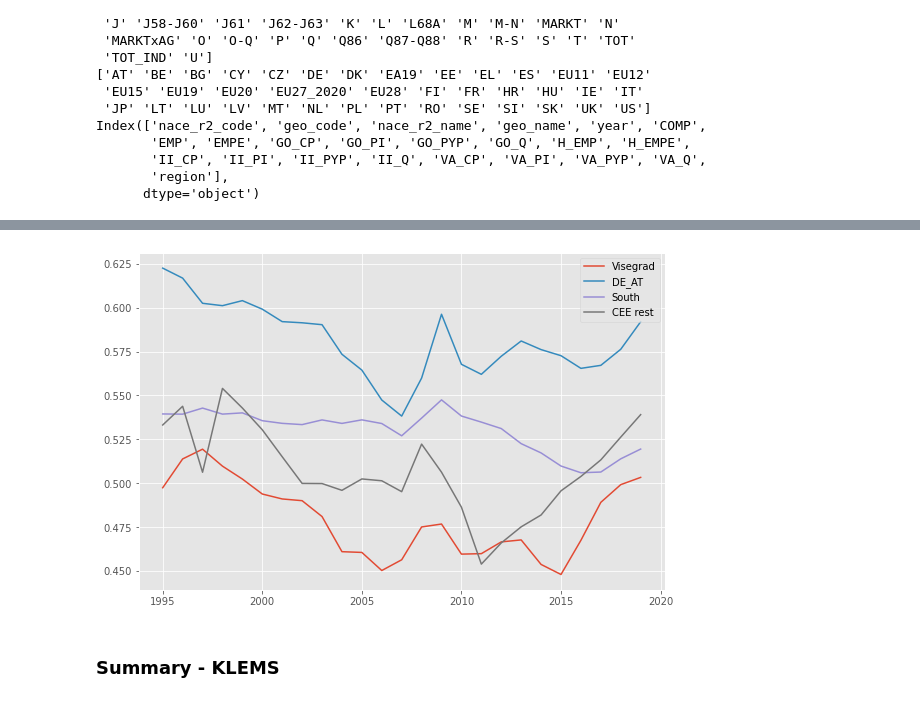
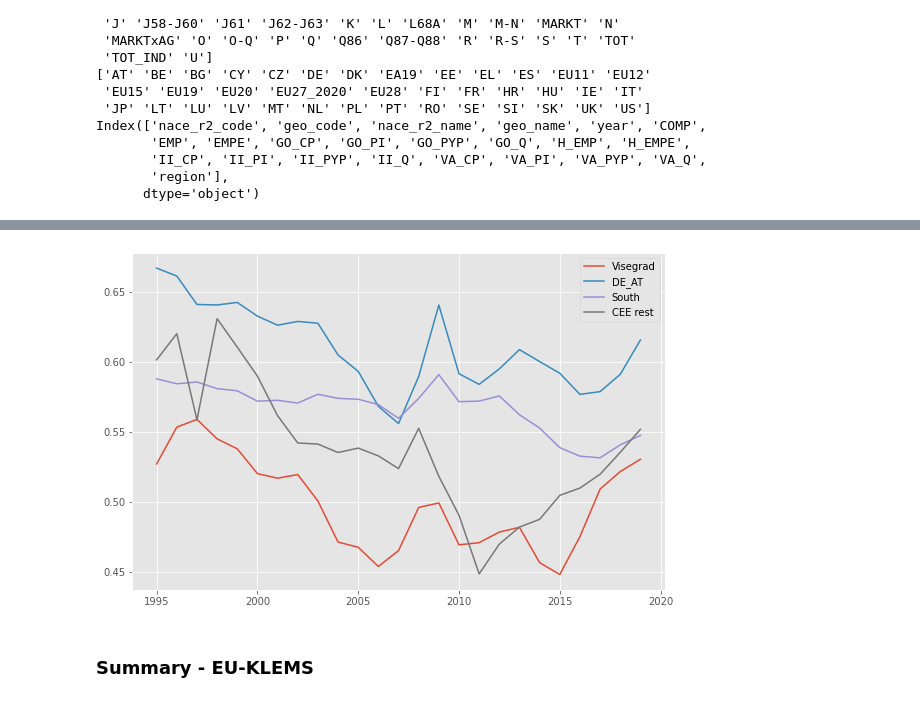
Before and after one commit to JanPintera/ad_hocPy, a Jupyter notebook: cee_competitiveness/CEE_competitivness.ipynb, the cells around one changed output, grey strips where cells are left out. Saved outputs shown, nothing was run; the diff lists cells and outputs as text; code cells hidden in the pictures.

```diff
--- a/cee_competitiveness/CEE_competitivness.ipynb
+++ b/cee_competitiveness/CEE_competitivness.ipynb
@@ -280,4 +334,6 @@ Index(['nace_r2_code', 'geo_code', 'nace_r2_name', 'geo_name', 'year', 'COMP',
       dtype='object')
 # %%
 # Dustmann (2014): Figure 1 notes: unit labor cost for country i in period t, computed as the total wage bill (w_it*L_it)) divided by the value added of the country’s industry
-klems_ulc = klems_na.loc[(klems_na['nace_r2_code'].isin(['C', 'TOT']))].assign(ULC = lambda x: x['COMP'] / x['VA_CP']) # TODO: check if correct
+klems_ulc = klems_na.loc[(klems_na['nace_r2_code'].isin(['C', 'TOT']))].assign(ULC = lambda x: x['COMP'] / x['VA_CP']) # TODO: check if correct, get Real ULC!!!
+klems_ulc = klems_ulc.assign(productivity = lambda x: x['VA_CP'] / x['H_EMP']) # TODO: check Schröder (2020)  see footnote 14 - should be put to real values
+klems_ulc.head()
@@ -297,14 +378,14 @@ with plt.style.context('ggplot'):
 # %%
-klems_ulc_regions = klems_ulc.groupby(['region', 'year']).agg({'ULC': 'mean'}).reset_index().groupby('region')
+klems_ulc_regions = klems_ulc.groupby(['region', 'nace_r2_code', 'year']).agg({'ULC': 'mean'}).reset_index().groupby(['region', 'nace_r2_code'])
 with plt.style.context('ggplot'):
     fig, ax = plt.subplots(constrained_layout=True, figsize=(8, 5))
-    ax.plot(klems_ulc_regions.get_group('visegrad')['year'], klems_ulc_regions.get_group('visegrad')['ULC'], label='Visegrad')
-    ax.plot(klems_ulc_regions.get_group('DE_AT')['year'], klems_ulc_regions.get_group('DE_AT')['ULC'], label='DE_AT')
-    ax.plot(klems_ulc_regions.get_group('south')['year'], klems_ulc_regions.get_group('south')['ULC'], label='South')
-    ax.plot(klems_ulc_regions.get_group('CEE_non_core')['year'], klems_ulc_regions.get_group('CEE_non_core')['ULC'], label='CEE rest') # Includes RO+BG and Baltics
+    ax.plot(klems_ulc_regions.get_group(('visegrad', 'C'))['year'], klems_ulc_regions.get_group(('visegrad', 'C'))['ULC'], label='Visegrad')
+    ax.plot(klems_ulc_regions.get_group(('DE_AT', 'C'))['year'], klems_ulc_regions.get_group(('DE_AT', 'C'))['ULC'], label='DE_AT')
+    ax.plot(klems_ulc_regions.get_group(('south', 'C'))['year'], klems_ulc_regions.get_group(('south', 'C'))['ULC'], label='South')
+    ax.plot(klems_ulc_regions.get_group(('CEE_non_core', 'C'))['year'], klems_ulc_regions.get_group(('CEE_non_core', 'C'))['ULC'], label='CEE rest') # Includes RO+BG and Baltics
 
     ax.legend()
 # %% [output]
-[figure, old version]
+[figure, new version]
 # %% [markdown]
-### Summary - KLEMS
+### Summary - EU-KLEMS
```
Also changed, not shown: parts of 17 cells of this notebook.
